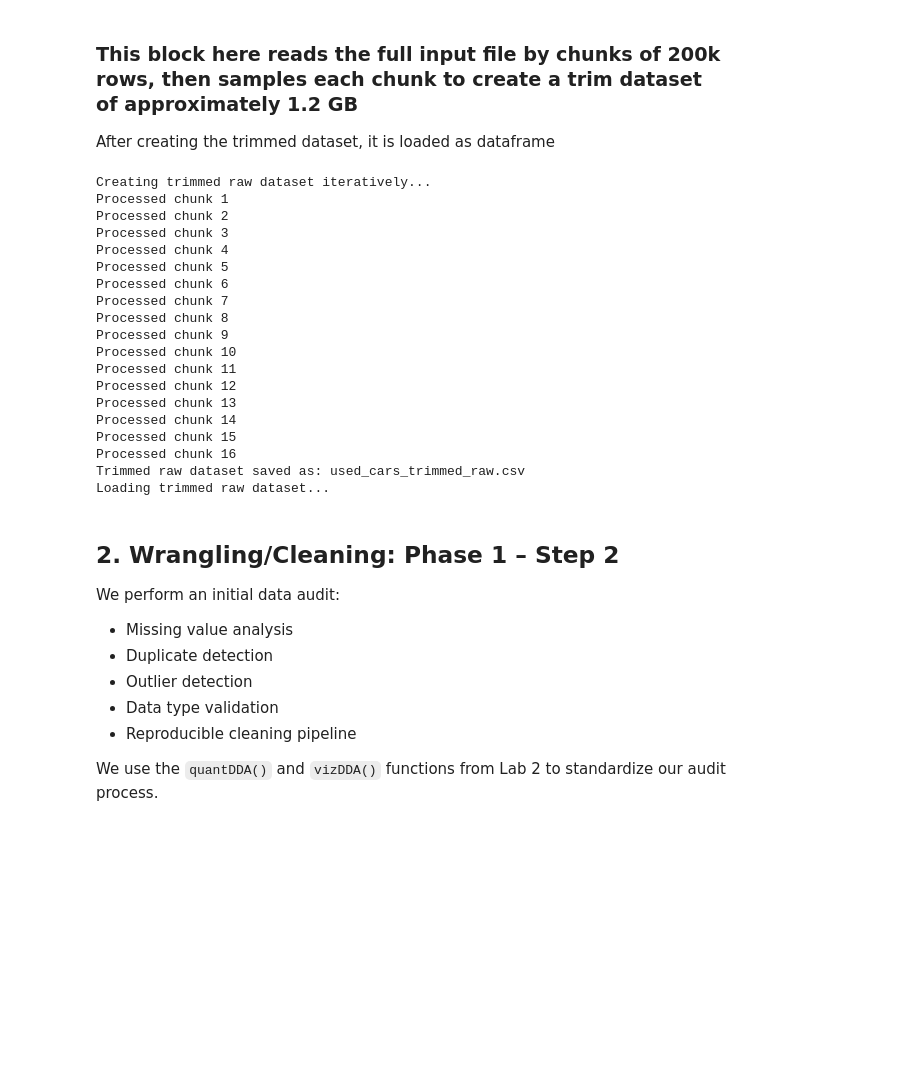
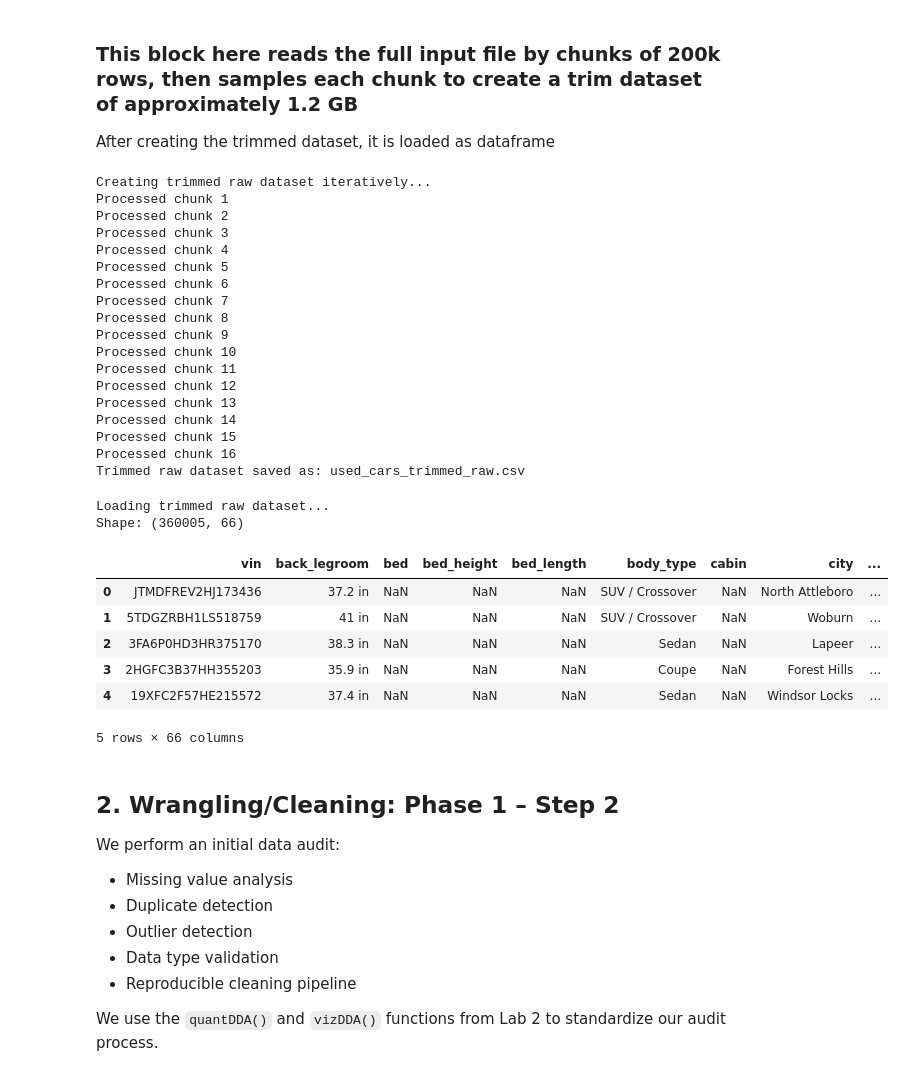
Before and after one commit to chalou123456/COMP333_Group_O, a Jupyter notebook: COMP333_PROJECT_GROUP_O.ipynb, the cells around one changed output. Drawn from its saved outputs; the diff is of its cells as text; code cells hidden in the pictures; blank space fills up the shorter version.

Commit message:
separated the reading of the file and the loading of the dataset

```diff
--- a/COMP333_PROJECT_GROUP_O.ipynb
+++ b/COMP333_PROJECT_GROUP_O.ipynb
@@ -150,17 +150,6 @@ if os.path.exists(input_file):
 
 else:
     print("Full dataset not found. Skipping trimmed dataset creation.")
-
-# STEP 2: Load dataset into testing_cars
-
-if os.path.exists(output_file):
-    print("Loading trimmed raw dataset...")
-    testing_cars = pd.read_csv(output_file, low_memory=False)
-else:
-    print("Trimmed dataset not found.")
-
-print("Shape:", testing_cars.shape)
-testing_cars.head()
 # %% [output]
 Creating trimmed raw dataset iteratively...
 Processed chunk 1
@@ -180,7 +169,27 @@ Processed chunk 14
 Processed chunk 15
 Processed chunk 16
 Trimmed raw dataset saved as: used_cars_trimmed_raw.csv
-Loading trimmed raw dataset...
+# %%
+# STEP 2: Load dataset into testing_cars
+output_file = "used_cars_trimmed_raw.csv"
+if os.path.exists(output_file):
+    print("Loading trimmed raw dataset...")
+    testing_cars = pd.read_csv(output_file, low_memory=False)
+else:
+    print("Trimmed dataset not found.")
+
+print("Shape:", testing_cars.shape)
+testing_cars.head()
+# %% [output]
+Loading trimmed raw dataset...
+Shape: (360005, 66)
+|  | vin | back_legroom | bed | bed_height | bed_length | body_type | cabin | city | ... |
+| 0 | JTMDFREV2HJ173436 | 37.2 in | NaN | NaN | NaN | SUV / Crossover | NaN | North Attleboro | ... |
+| 1 | 5TDGZRBH1LS518759 | 41 in | NaN | NaN | NaN | SUV / Crossover | NaN | Woburn | ... |
+| 2 | 3FA6P0HD3HR375170 | 38.3 in | NaN | NaN | NaN | Sedan | NaN | Lapeer | ... |
+| 3 | 2HGFC3B37HH355203 | 35.9 in | NaN | NaN | NaN | Coupe | NaN | Forest Hills | ... |
+| 4 | 19XFC2F57HE215572 | 37.4 in | NaN | NaN | NaN | Sedan | NaN | Windsor Locks | ... |
+5 rows × 66 columns
 # %% [markdown]
 ## 2. Wrangling/Cleaning: Phase 1 – Step 2
 
```
